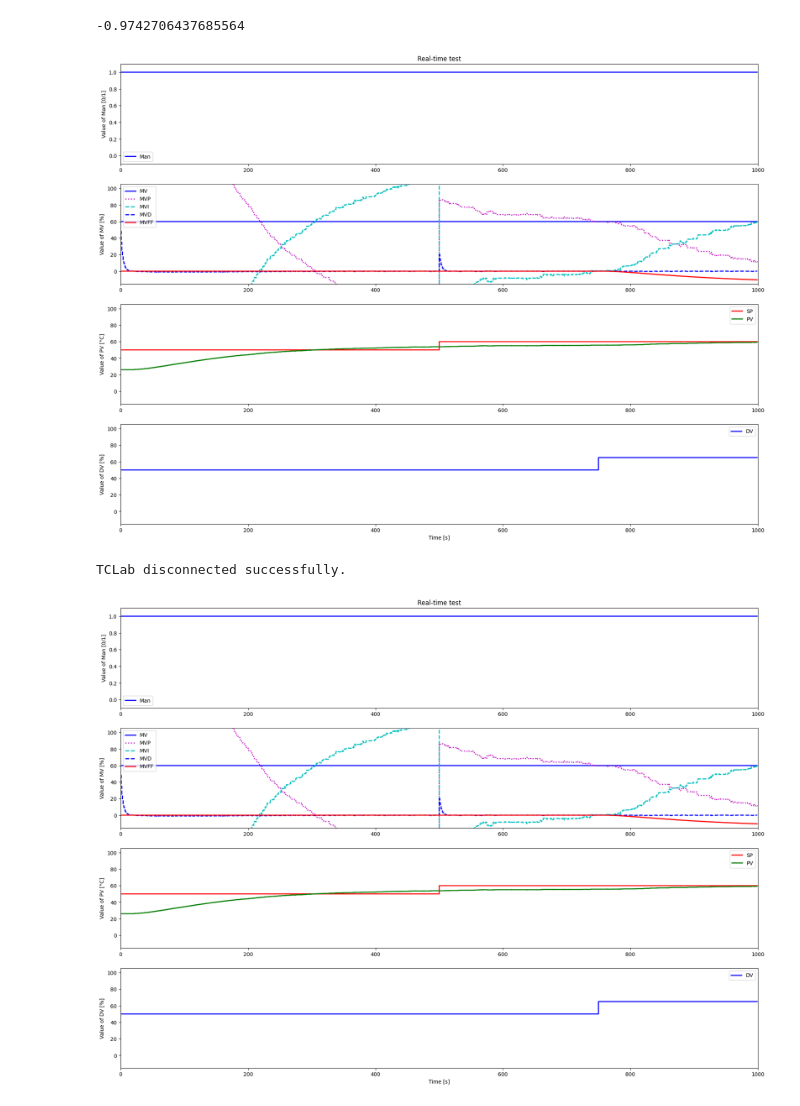
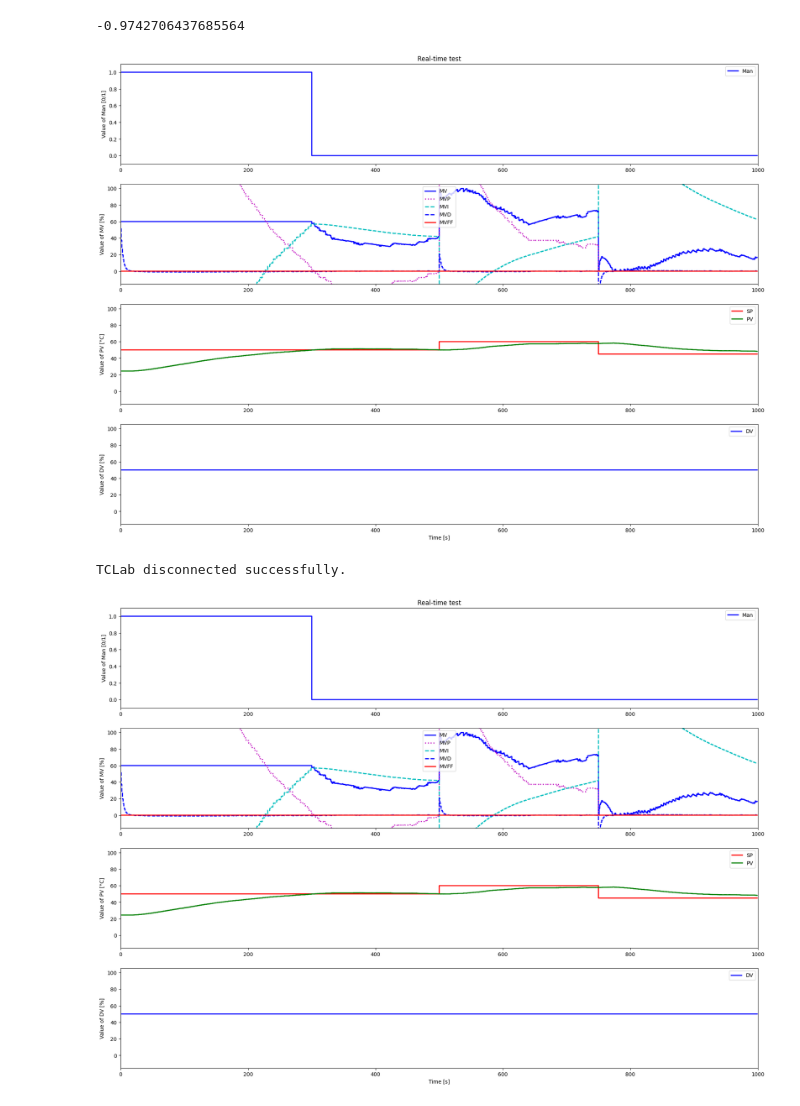
Before and after one commit to hctel/TCLab_software_V4, a Jupyter notebook: TCLab_CLP_PID_FF.ipynb, the cells around one changed output. Saved outputs shown, nothing was run; the diff lists cells and outputs as text; code cells hidden in the pictures.

Commit message:
Rerun experiments CLP_FF, CLP_NOFF, CLP_FF_FOLLOW

```diff
--- a/TCLab_CLP_PID_FF.ipynb
+++ b/TCLab_CLP_PID_FF.ipynb
@@ -12,7 +12,7 @@ import package_DBR
 from package_DBR import myRound, SelectPath_RT, Delay_RT
 from package_LAB import PID_RT, LL_RT, IMC, OLP_FF, OLP_NOFF, CLP_FF, CLP_NOFF, CLP_FF_FOLLOW
 # %%
-mode = CLP_FF
+mode = CLP_FF_FOLLOW
 
 ManFF = False
 
@@ -224,35 +224,35 @@ while Exp:
 # ----------------------
 now = datetime.now()
 date_time = now.strftime("%Y-%m-%d-%Hh%M")
 # Conversion to array
 t = np.array(t)
 MV = np.array(MV)
 MVP = np.array(MVP)
 MVI = np.array(MVI)
 MVD = np.array(MVD)
 SP = np.array(SP)
 PV = np.array(PV)
 DV = np.array(DV)
 Man = np.array(Man)
 MVMan = np.array(MVMan)
 
 my_data = np.vstack((t.T,MV.T,MVP.T,MVI.T,MVD.T,SP.T,PV.T,DV.T,Man.T,MVMan.T,))
 my_data = my_data.T
-nameFile = 'Data/TCLab_PID_OLP_FF' + date_time + '.txt'
+nameFile = 'Data/TCLab_PID_CLP_FF_FOLLOW' + date_time + '.txt'
 if not os.path.exists('Data'):
     os.makedirs('Data')
 np.savetxt(nameFile,my_data,delimiter=',',header='t,MV,MVP,MVI,MVD,SP,PV,DV,Man,MVMan,',comments='')
 
 
 # Save Plot
 # ---------
 if not os.path.exists('Plots'):
     os.makedirs('Plots')
 
-titleName = 'TCLab_PID_OLP_FF' + date_time
+titleName = 'TCLab_PID_CLP_FF_FOLLOW' + date_time
 plt.savefig('Plots\\' + titleName + '.png',transparent=True)
 plt.savefig('Plots\\' + titleName + '.pdf',transparent=True)
 # %% [output]
-[figure, old version]
+[figure, new version]
 TCLab disconnected successfully.
-[figure, old version]
+[figure, new version]
```
Also changed, not shown: 9 other files.
